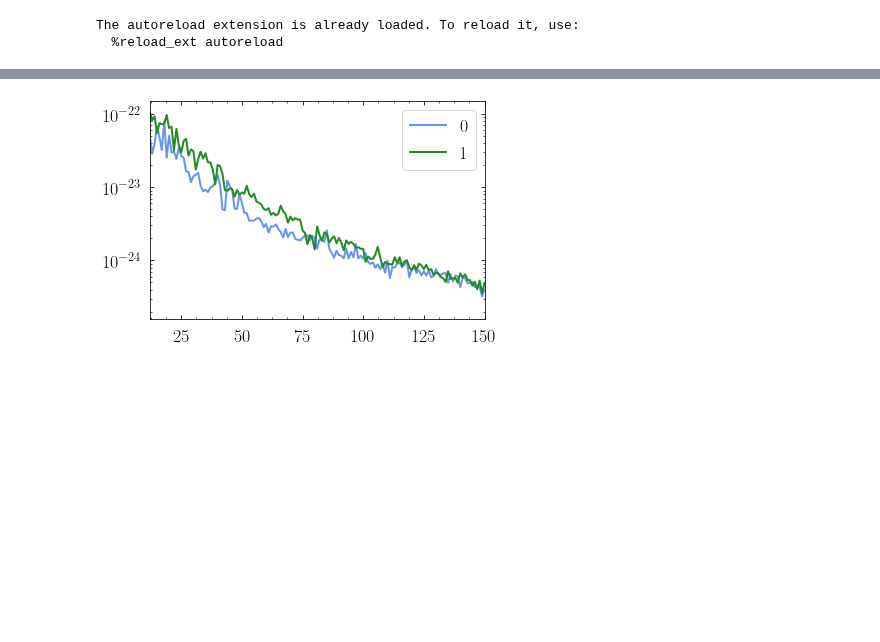
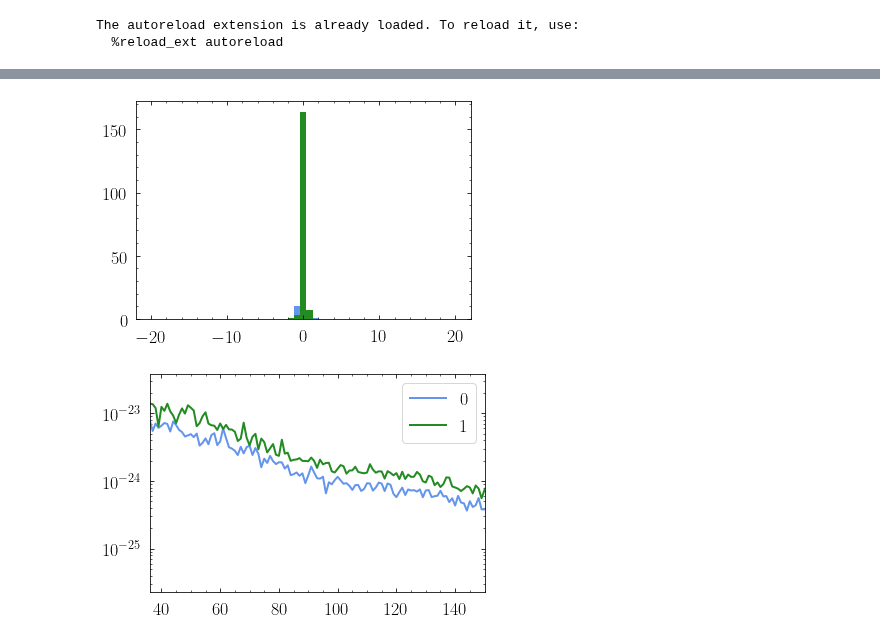
Before and after one commit to smsharma/astrometry-lensing-correlations, a Jupyter notebook: Simulations/SubhaloSample.ipynb, the cells around one changed output, grey strips where cells are left out. Drawn from its saved outputs; the diff is of its cells as text; code cells hidden in the pictures; blank space fills up the shorter version.

```diff
--- a/Simulations/SubhaloSample.ipynb
+++ b/Simulations/SubhaloSample.ipynb
@@ -80,6 +89,11 @@ Text(0.5, 1.0, '$\\log_{10}(\\Psi_{lm}\\,[mas/yr])$')
+# %%
+plt.hist(sim.coords_galactic.pm_l_cosb.value, bins=np.linspace(-20,20,50));
+plt.hist(sim.coords_galactic.pm_b.value, bins=np.linspace(-20,20,50));
+# %% [output]
+[figure, added]
 # %%
 nch = 2
-ch = np.transpose([[np.mean(split_ary) for split_ary in np.array_split((np.abs(sim[i].fB)**2)[l][:l], nch)] for l in range(lmax)])
+ch = np.transpose([[np.mean(split_ary) for split_ary in np.array_split((np.abs(sim.fB)**2)[l][:l], nch)] for l in range(lmax)])
 ell = np.arange(len(ch[0]))
 
 for ich in range(nch):
@@ -92,4 +106,4 @@ plt.xlim((180/max_sep), 150)
 # plt.xscale("log")
 plt.yscale("log")
 # %% [output]
-[figure, old version]
+[figure, new version]
```
Also changed, not shown: parts of 7 cells of this notebook, 19 other files.
